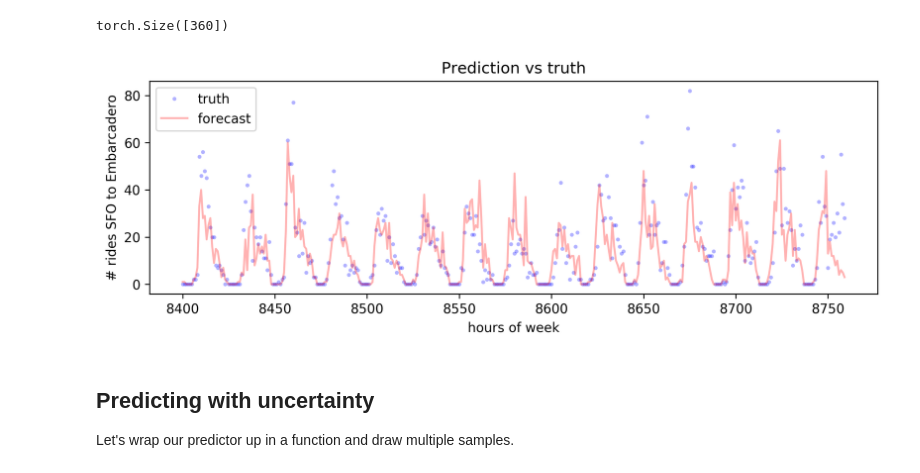
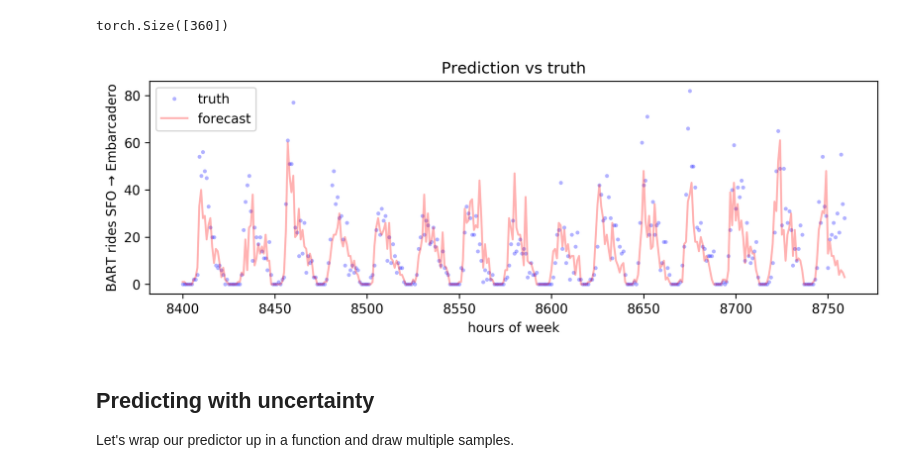
Before and after one commit to pyro-ppl/sandbox, a Jupyter notebook: 2019-08-time-series/part_iii_custom.ipynb, the cells around one changed output. Cells and saved outputs as stored; diff of their text form; code cells hidden in the pictures.

```diff
--- a/2019-08-time-series/part_iii_custom.ipynb
+++ b/2019-08-time-series/part_iii_custom.ipynb
@@ -252,15 +252,15 @@ torch.Size([360])
 # %%
 pyplot.figure(figsize=(10, 3), dpi=300)
 pyplot.plot(hours[split:].numpy(),
             counts_test.numpy(), 'b.', alpha=0.3, markeredgewidth=0, label="truth")
 pyplot.plot(hours[split:].numpy(),
             counts_pred.numpy(), 'r-', alpha=0.3, label="forecast")
 pyplot.xlabel("hours of week")
-pyplot.ylabel("# rides SFO to Embarcadero")
+pyplot.ylabel("BART rides SFO → Embarcadero")
 pyplot.title("Prediction vs truth")
 pyplot.legend();
 # %% [output]
-[figure, old version]
+[figure, new version]
 # %% [markdown]
 ## Predicting with uncertainty
 
```
Also changed, not shown: parts of 9 cells of this notebook, 1 other file.
